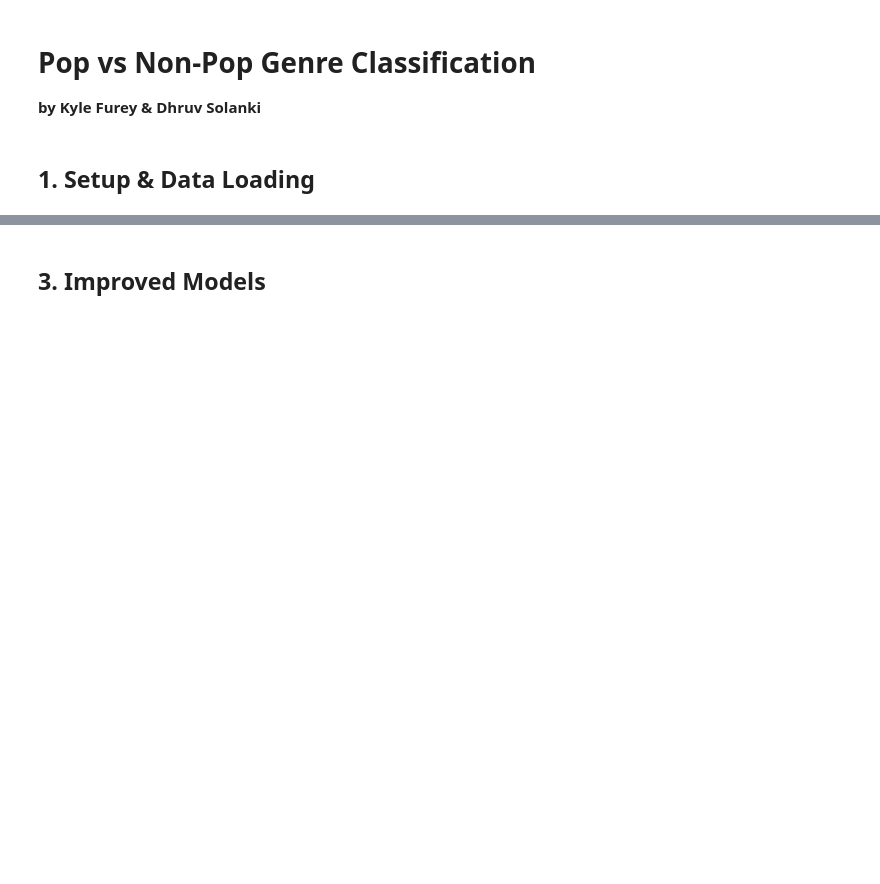
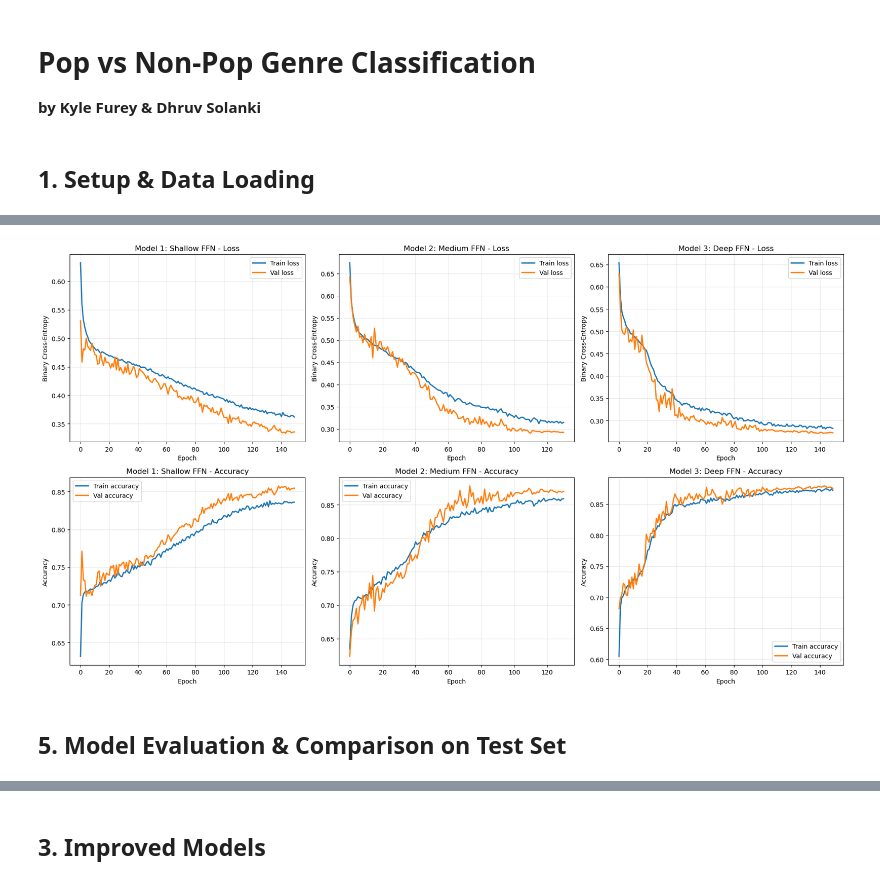
Before and after one commit to dhruvworld/Kyle_solanki_Music, a Jupyter notebook: Furey_Solanki_PopMusicFFNN.ipynb.ipynb, the cells around one changed output, grey strips where cells are left out. Saved outputs shown, nothing was run; the diff lists cells and outputs as text; code cells hidden in the pictures; blank space fills up the shorter version.

```diff
--- a/Furey_Solanki_PopMusicFFNN.ipynb.ipynb
+++ b/Furey_Solanki_PopMusicFFNN.ipynb.ipynb
@@ -233,0 +785,61 @@ else:
+# %%
+# Plot training curves for all 3 models
+fig, axes = plt.subplots(2, 3, figsize=(18, 10))
+
+# Model 1 plots
+axes[0, 0].plot(history1.history['loss'], label='Train loss', linewidth=2)
+axes[0, 0].plot(history1.history['val_loss'], label='Val loss', linewidth=2)
+axes[0, 0].set_xlabel('Epoch')
+axes[0, 0].set_ylabel('Binary Cross-Entropy')
+axes[0, 0].set_title('Model 1: Shallow FFN - Loss')
+axes[0, 0].legend()
+axes[0, 0].grid(True, alpha=0.3)
+
+axes[1, 0].plot(history1.history['accuracy'], label='Train accuracy', linewidth=2)
+axes[1, 0].plot(history1.history['val_accuracy'], label='Val accuracy', linewidth=2)
+axes[1, 0].set_xlabel('Epoch')
+axes[1, 0].set_ylabel('Accuracy')
+axes[1, 0].set_title('Model 1: Shallow FFN - Accuracy')
+axes[1, 0].legend()
+axes[1, 0].grid(True, alpha=0.3)
+
+# Model 2 plots
+axes[0, 1].plot(history2.history['loss'], label='Train loss', linewidth=2)
+axes[0, 1].plot(history2.history['val_loss'], label='Val loss', linewidth=2)
+axes[0, 1].set_xlabel('Epoch')
+axes[0, 1].set_ylabel('Binary Cross-Entropy')
+axes[0, 1].set_title('Model 2: Medium FFN - Loss')
+axes[0, 1].legend()
+axes[0, 1].grid(True, alpha=0.3)
+
+axes[1, 1].plot(history2.history['accuracy'], label='Train accuracy', linewidth=2)
+axes[1, 1].plot(history2.history['val_accuracy'], label='Val accuracy', linewidth=2)
+axes[1, 1].set_xlabel('Epoch')
+axes[1, 1].set_ylabel('Accuracy')
+axes[1, 1].set_title('Model 2: Medium FFN - Accuracy')
+axes[1, 1].legend()
+axes[1, 1].grid(True, alpha=0.3)
+
+# Model 3 plots
+axes[0, 2].plot(history3.history['loss'], label='Train loss', linewidth=2)
+axes[0, 2].plot(history3.history['val_loss'], label='Val loss', linewidth=2)
+axes[0, 2].set_xlabel('Epoch')
+axes[0, 2].set_ylabel('Binary Cross-Entropy')
+axes[0, 2].set_title('Model 3: Deep FFN - Loss')
+axes[0, 2].legend()
+axes[0, 2].grid(True, alpha=0.3)
+
+axes[1, 2].plot(history3.history['accuracy'], label='Train accuracy', linewidth=2)
+axes[1, 2].plot(history3.history['val_accuracy'], label='Val accuracy', linewidth=2)
+axes[1, 2].set_xlabel('Epoch')
+axes[1, 2].set_ylabel('Accuracy')
+axes[1, 2].set_title('Model 3: Deep FFN - Accuracy')
+axes[1, 2].legend()
+axes[1, 2].grid(True, alpha=0.3)
+
+plt.tight_layout()
+plt.show()
+# %% [output]
+[figure, added]
+# %% [markdown]
+## 5. Model Evaluation & Comparison on Test Set
```
Also changed, not shown: parts of 29 cells of this notebook.
